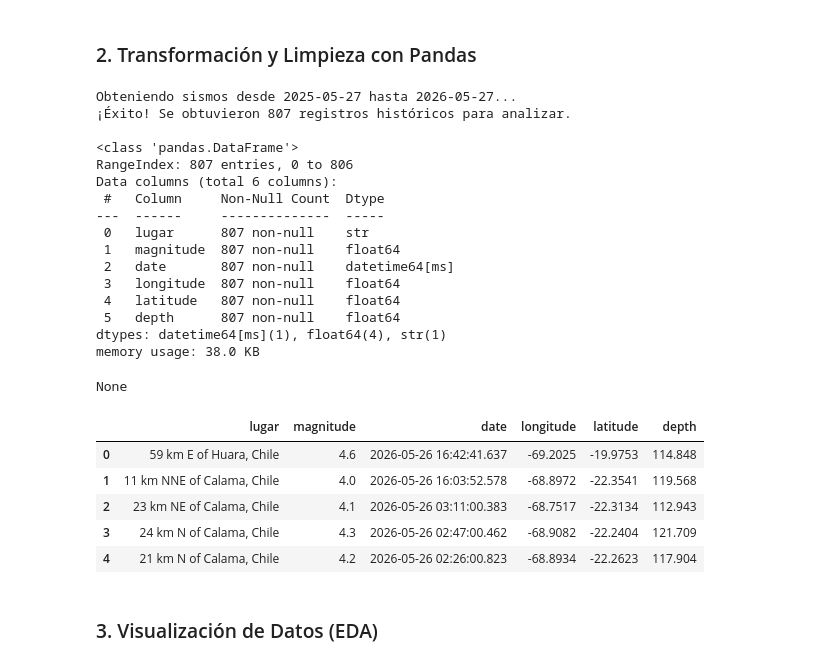
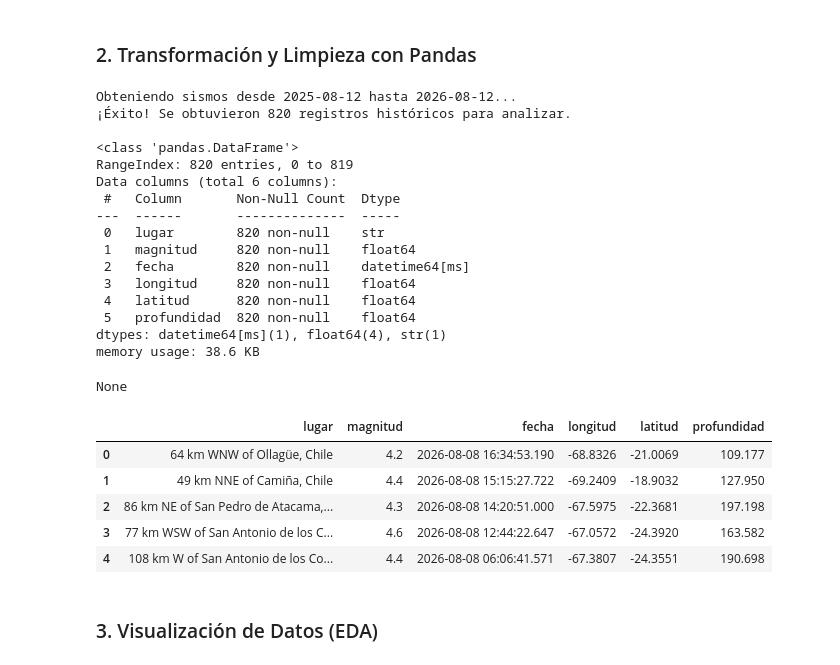
Before and after one commit to JAHP07/An-lisis-_Exploratorio_y_Modelado_Predictivo_de_la_Sismicidad_en_Chile, a Jupyter notebook: notebooks/analisis_sismico.ipynb, the cells around one changed output. Drawn from its saved outputs; the diff is of its cells as text; code cells hidden in the pictures.

```diff
--- a/notebooks/analisis_sismico.ipynb
+++ b/notebooks/analisis_sismico.ipynb
@@ -50,56 +50,56 @@ params = {
 
 response = requests.get(url, params=params)
 
 if response.status_code == 200:
     data = response.json()
 
     # 2. Transformar el formato GeoJSON a una lista plana de diccionarios
     sismos_lista = []
     for feature in data.get('features', []):
         props = feature['properties']
         coords = feature['geometry']['coordinates'] # El formato es [longitud, latitud, profundidad]
 
         sismos_lista.append({
             'lugar': props['place'],
-            'magnitude': props['mag'],
-            'date': pd.to_datetime(props['time'], unit='ms'), # El USGS entrega el tiempo en milisegundos
-            'longitude': coords[0],
-            'latitude': coords[1],
-            'depth': coords[2]
+            'magnitud': props['mag'],
+            'fecha': pd.to_datetime(props['time'], unit='ms'), # El USGS entrega el tiempo en milisegundos
+            'longitud': coords[0],
+            'latitud': coords[1],
+            'profundidad': coords[2]
         })
 
     # 3. Creación del DataFrame de Pandas
     df = pd.DataFrame(sismos_lista)
     print(f"¡Éxito! Se obtuvieron {len(df)} registros históricos para analizar.\n")
 
     display(df.info())
     display(df.head())
 else:
     print(f"Error en la petición: {response.status_code}")
 # %% [output]
-Obteniendo sismos desde 2025-05-27 hasta 2026-05-27...
-¡Éxito! Se obtuvieron 807 registros históricos para analizar.
+Obteniendo sismos desde 2025-08-12 hasta 2026-08-12...
+¡Éxito! Se obtuvieron 820 registros históricos para analizar.
 
 <class 'pandas.DataFrame'>
-RangeIndex: 807 entries, 0 to 806
+RangeIndex: 820 entries, 0 to 819
 Data columns (total 6 columns):
- #   Column     Non-Null Count  Dtype
----  ------     --------------  -----
- 0   lugar      807 non-null    str
- 1   magnitude  807 non-null    float64
- 2   date       807 non-null    datetime64[ms]
- 3   longitude  807 non-null    float64
- 4   latitude   807 non-null    float64
- 5   depth      807 non-null    float64
+ #   Column       Non-Null Count  Dtype
+---  ------       --------------  -----
+ 0   lugar        820 non-null    str
+ 1   magnitud     820 non-null    float64
+ 2   fecha        820 non-null    datetime64[ms]
+ 3   longitud     820 non-null    float64
+ 4   latitud      820 non-null    float64
+ 5   profundidad  820 non-null    float64
 dtypes: datetime64[ms](1), float64(4), str(1)
-memory usage: 38.0 KB
+memory usage: 38.6 KB
 None
-|  | lugar | magnitude | date | longitude | latitude | depth |
-| 0 | 59 km E of Huara, Chile | 4.6 | 2026-05-26 16:42:41.637 | -69.2025 | -19.9753 | 114.848 |
-| 1 | 11 km NNE of Calama, Chile | 4.0 | 2026-05-26 16:03:52.578 | -68.8972 | -22.3541 | 119.568 |
-| 2 | 23 km NE of Calama, Chile | 4.1 | 2026-05-26 03:11:00.383 | -68.7517 | -22.3134 | 112.943 |
-| 3 | 24 km N of Calama, Chile | 4.3 | 2026-05-26 02:47:00.462 | -68.9082 | -22.2404 | 121.709 |
-| 4 | 21 km N of Calama, Chile | 4.2 | 2026-05-26 02:26:00.823 | -68.8934 | -22.2623 | 117.904 |
+|  | lugar | magnitud | fecha | longitud | latitud | profundidad |
+| 0 | 64 km WNW of Ollagüe, Chile | 4.2 | 2026-08-08 16:34:53.190 | -68.8326 | -21.0069 | 109.177 |
+| 1 | 49 km NNE of Camiña, Chile | 4.4 | 2026-08-08 15:15:27.722 | -69.2409 | -18.9032 | 127.950 |
+| 2 | 86 km NE of San Pedro de Atacama,... | 4.3 | 2026-08-08 14:20:51.000 | -67.5975 | -22.3681 | 197.198 |
+| 3 | 77 km WSW of San Antonio de los C... | 4.6 | 2026-08-08 12:44:22.647 | -67.0572 | -24.3920 | 163.582 |
+| 4 | 108 km W of San Antonio de los Co... | 4.4 | 2026-08-08 06:06:41.571 | -67.3807 | -24.3551 | 190.698 |
 # %% [markdown]
 ### 3. Visualización de Datos (EDA)
 # %%
```
Also changed, not shown: parts of 4 cells of this notebook.
